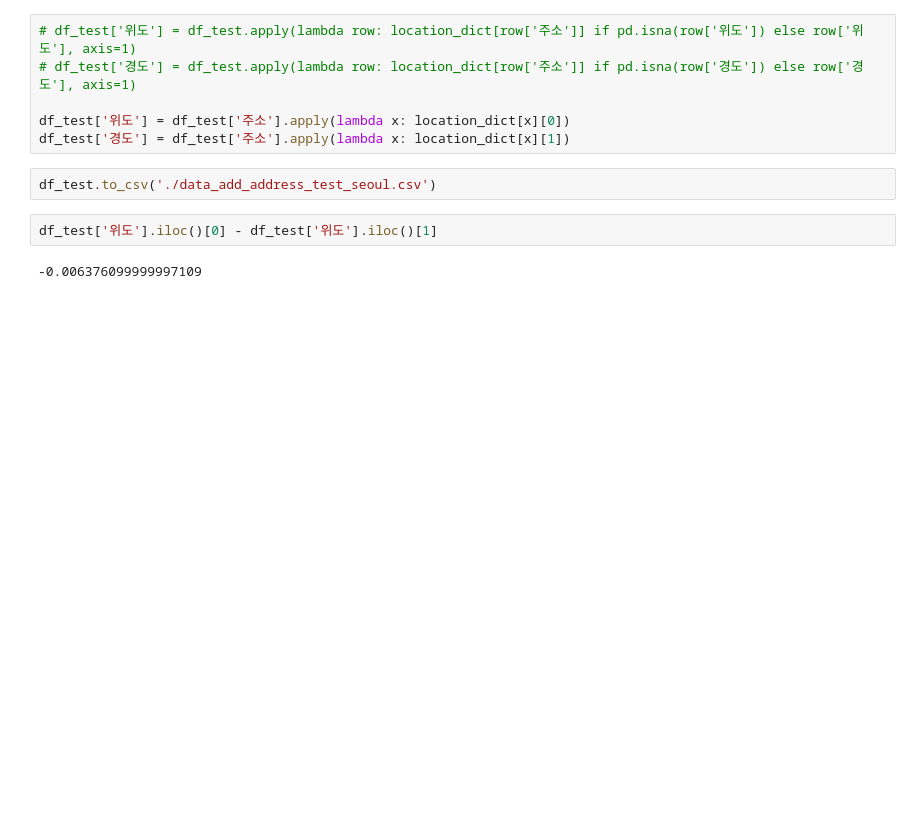
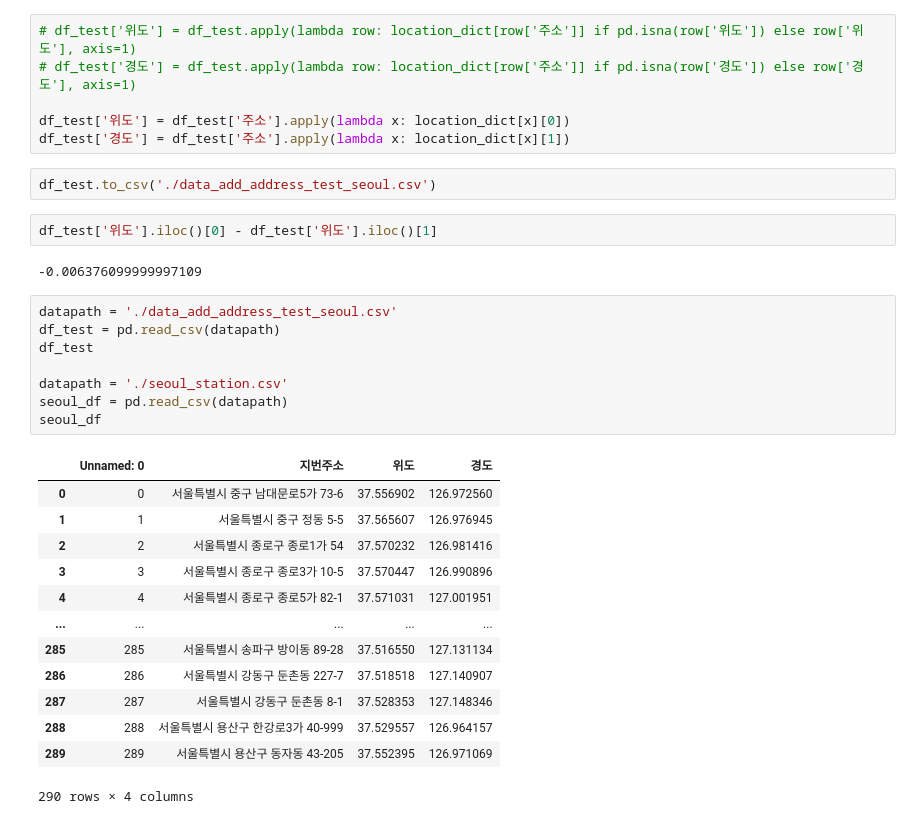
Before and after one commit to timothy2077/ChocoElf_SangWoon, a Jupyter notebook: AIFFEL_quest/seoul_2024_apart.ipynb, the cells around one changed output. Cells and saved outputs as stored; diff of their text form; blank space fills up the shorter version.

```diff
--- a/AIFFEL_quest/seoul_2024_apart.ipynb
+++ b/AIFFEL_quest/seoul_2024_apart.ipynb
@@ -221,3 +221,25 @@ df_test.to_csv('./data_add_address_test_seoul.csv')
 df_test['위도'].iloc()[0] - df_test['위도'].iloc()[1]
 # %% [output]
 -0.006376099999997109
+# %%
+datapath = './data_add_address_test_seoul.csv'
+df_test = pd.read_csv(datapath)
+df_test
+
+datapath = './seoul_station.csv'
+seoul_df = pd.read_csv(datapath)
+seoul_df
+# %% [output]
+|  | Unnamed: 0 | 지번주소 | 위도 | 경도 |
+| 0 | 0 | 서울특별시 중구 남대문로5가 73-6 | 37.556902 | 126.972560 |
+| 1 | 1 | 서울특별시 중구 정동 5-5 | 37.565607 | 126.976945 |
+| 2 | 2 | 서울특별시 종로구 종로1가 54 | 37.570232 | 126.981416 |
+| 3 | 3 | 서울특별시 종로구 종로3가 10-5 | 37.570447 | 126.990896 |
+| 4 | 4 | 서울특별시 종로구 종로5가 82-1 | 37.571031 | 127.001951 |
+| ... | ... | ... | ... | ... |
+| 285 | 285 | 서울특별시 송파구 방이동 89-28 | 37.516550 | 127.131134 |
+| 286 | 286 | 서울특별시 강동구 둔촌동 227-7 | 37.518518 | 127.140907 |
+| 287 | 287 | 서울특별시 강동구 둔촌동 8-1 | 37.528353 | 127.148346 |
+| 288 | 288 | 서울특별시 용산구 한강로3가 40-999 | 37.529557 | 126.964157 |
+| 289 | 289 | 서울특별시 용산구 동자동 43-205 | 37.552395 | 126.971069 |
+290 rows × 4 columns
```
Also changed, not shown: parts of 11 cells of this notebook, 3 other files.
